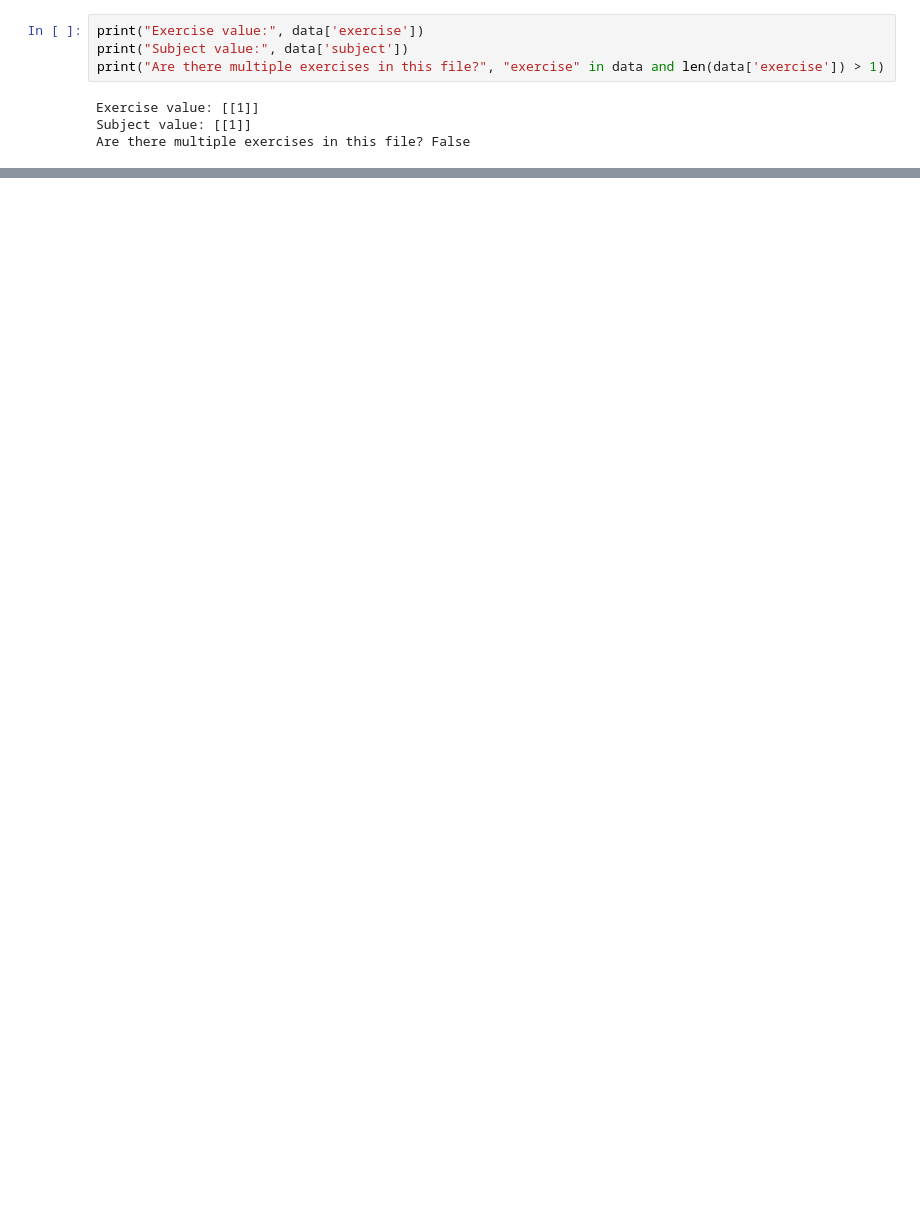
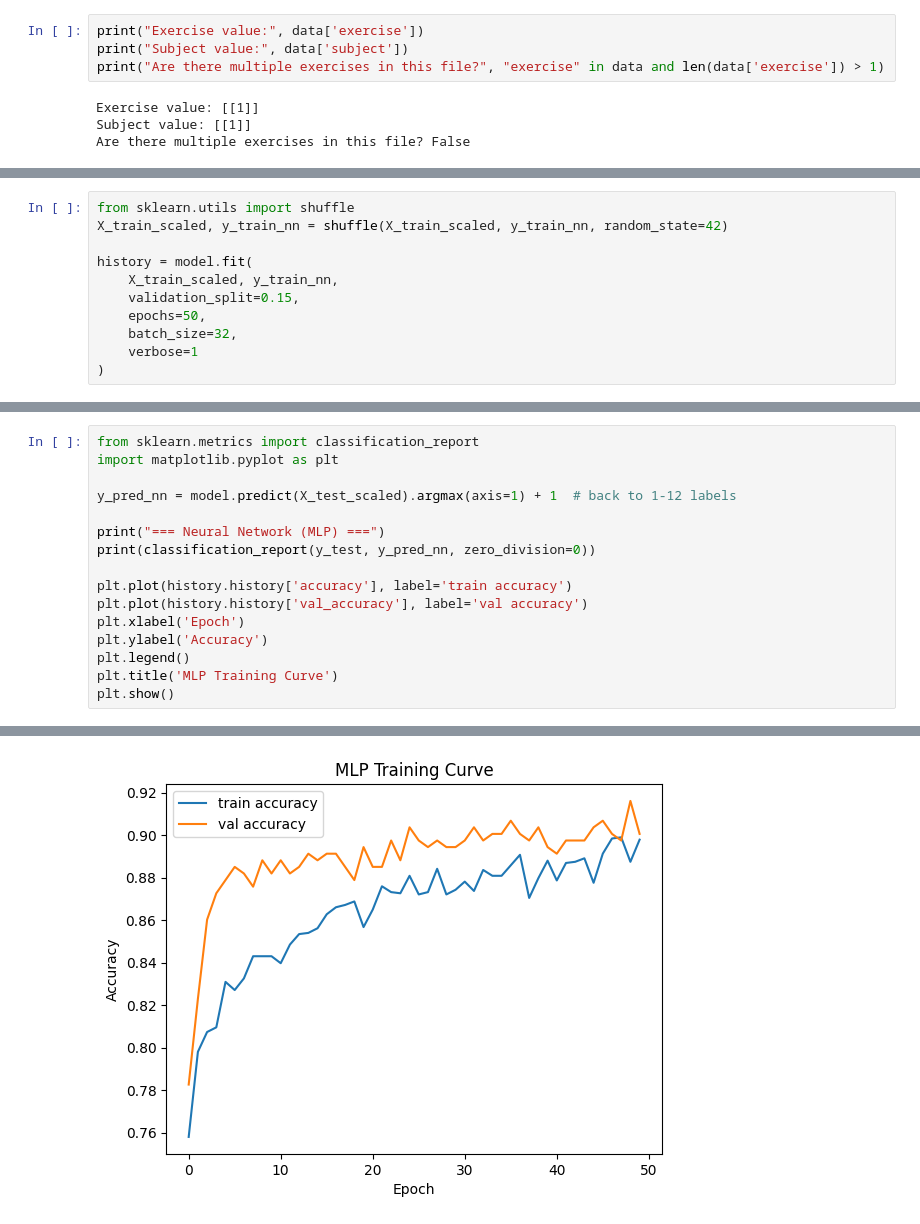
Before and after one commit to KatiaN14/prosthetichandsimulator, a Jupyter notebook: emg_gesture_classification.ipynb, the cells around one changed output, grey strips where cells are left out. Cells and saved outputs as stored; diff of their text form; blank space fills up the shorter version.

```diff
--- a/emg_gesture_classification.ipynb
+++ b/emg_gesture_classification.ipynb
@@ -607,0 +833,11 @@ weighted avg       0.87      0.83      0.83        24
+# %%
+from sklearn.utils import shuffle
+X_train_scaled, y_train_nn = shuffle(X_train_scaled, y_train_nn, random_state=42)
+
+history = model.fit(
+    X_train_scaled, y_train_nn,
+    validation_split=0.15,
+    epochs=50,
+    batch_size=32,
+    verbose=1
+)
@@ -607,0 +862,17 @@ weighted avg       0.87      0.83      0.83        24
+# %%
+from sklearn.metrics import classification_report
+import matplotlib.pyplot as plt
+
+y_pred_nn = model.predict(X_test_scaled).argmax(axis=1) + 1  # back to 1-12 labels
+
+print("=== Neural Network (MLP) ===")
+print(classification_report(y_test, y_pred_nn, zero_division=0))
+
+plt.plot(history.history['accuracy'], label='train accuracy')
+plt.plot(history.history['val_accuracy'], label='val accuracy')
+plt.xlabel('Epoch')
+plt.ylabel('Accuracy')
+plt.legend()
+plt.title('MLP Training Curve')
+plt.show()
+# %% [output]
@@ -607,0 +899 @@ weighted avg       0.87      0.83      0.83        24
+[figure, added]
```
Also changed, not shown: parts of 30 cells of this notebook.
